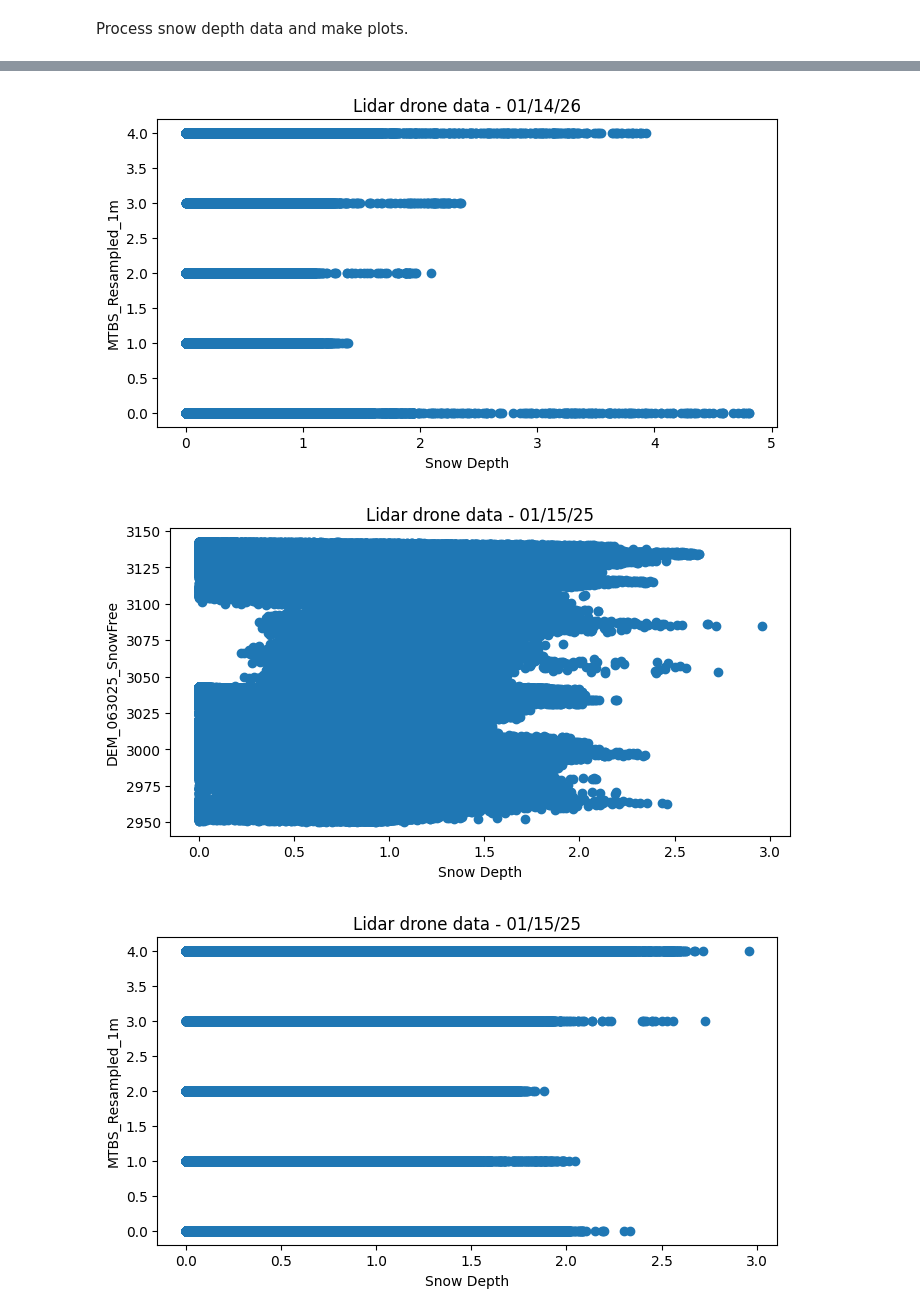
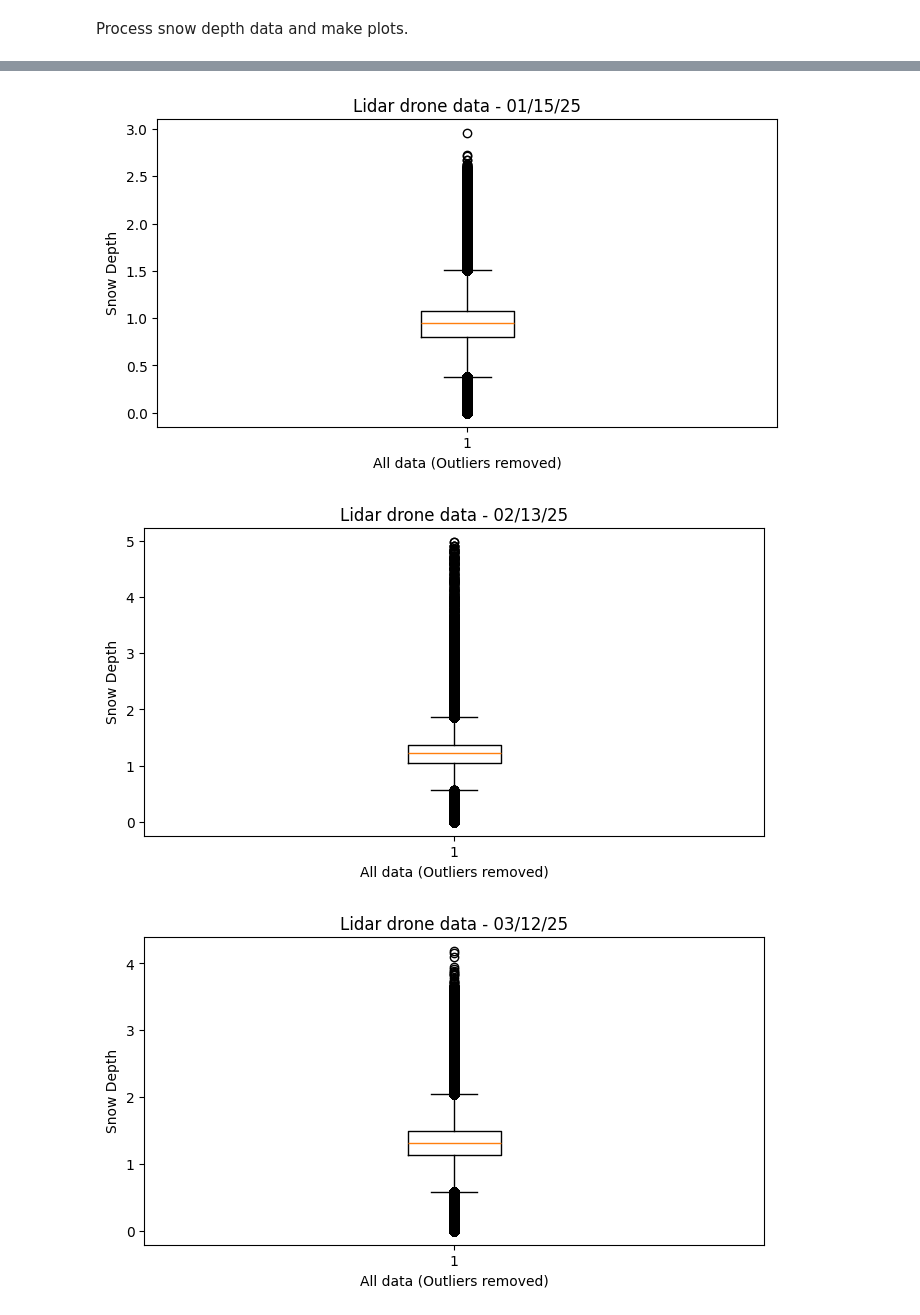
Before and after one commit to ZaneSoCool/Snowfall2026Internship, a Jupyter notebook: SnowDepthCharting.ipynb, the cells around one changed output, grey strips where cells are left out. Drawn from its saved outputs; the diff is of its cells as text; code cells hidden in the pictures.

```diff
--- a/SnowDepthCharting.ipynb
+++ b/SnowDepthCharting.ipynb
@@ -28,0 +32,9 @@ iVarDems.append(bsDem)
+# %%
+def resample(thisDem, targetDem): #resample thisDem to match targetDem
+    #open both as xarray objectsS
+    thisRx = rxr.open_rasterio(thisDem.path)
+    targetRx = rxr.open_rasterio(targetDem.path)
+    #resample thisRx to match resolution of targetRx
+    demResampled = thisRx.rio.reproject_match(targetRx)
+    #flatten and return thisDem
+    return filterLidarDepth(demResampled.values.ravel().astype(float))
@@ -86,35 +99,32 @@ def filterLidarDepth(depths):
 Process snow depth data and make plots.
 # %%
 for dem in dems:
+
     # -------------Box plot ---------------
     # make box plot of depths
-
-    # depths = dem.z.ravel()
-    # depths = filterLidarDepth(depths)
-    # depthsClean = depths[~np.isnan(depths)]
-    # makeBoxPlot(depthsClean, processDemName(dem.name), "Snow Depth", "All data (Outliers removed)")
+    if(False):
+        depths = dem.z.ravel()
+        depths = filterLidarDepth(depths)
+        depthsClean = depths[~np.isnan(depths)]
+        makeBoxPlot(depthsClean, processDemName(dem.name), "Snow Depth", "All data (Outliers removed)")
 
     # -------------Scatter plot -----------
     # #make scatter plot of depths against all independent variables
+    if(False):
+        for iVarDem in iVarDems:
 
-    for iVarDem in iVarDems:
+            #resample
+            depths = resample(dem, iVarDem)
 
-        #----Resample-----
-        #open both as xarray objects
-        demRx = rxr.open_rasterio(dem.path)
-        iVarRx = rxr.open_rasterio(iVarDem.path)
-        #resample depths to match iVar's resolution
-        demResampled = demRx.rio.reproject_match(iVarRx)
-        #create depths and iVarData (flattened arrays of now resampled grids)
-        depths = filterLidarDepth(demResampled.values.ravel().astype(float))
-        iVarData = iVarRx.values.ravel().astype(float)
+            #get iVarData
+            iVarData = iVarDem.z.ravel()
 
-        if len(depths) == len(iVarData):
-            #filter out any points where depths or iVarData is nan
-            validMask = ~np.isnan(depths) & ~np.isnan(iVarData)
-            makeScatterPlot(depths[validMask], iVarData[validMask], processDemName(dem.name), "Snow Depth", iVarDem.name)
-        else:
-            print("RESOLUTIONS DID NOT MATCH: " + dem.name)
-            print("depths-size:" + str(dem.shape))
-            print("independent-size: " + str(iVarDem.shape))
+            if len(depths) == len(iVarData):
+                #filter out any points where depths or iVarData is nan
+                validMask = ~np.isnan(depths) & ~np.isnan(iVarData)
+                makeScatterPlot(depths[validMask], iVarData[validMask], processDemName(dem.name), "Snow Depth", iVarDem.name)
+            else:
+                print("RESOLUTIONS DID NOT MATCH: " + dem.name)
+                print("depths-size:" + str(dem.shape))
+                print("independent-size: " + str(iVarDem.shape))
 # %% [output]
@@ -122,3 +132,3 @@ for dem in dems:
-[figure, old version]
+[figure, new version]
-[figure, old version]
+[figure, new version]
-[figure, old version]
+[figure, new version]
```
Also changed, not shown: parts of 14 cells of this notebook.
